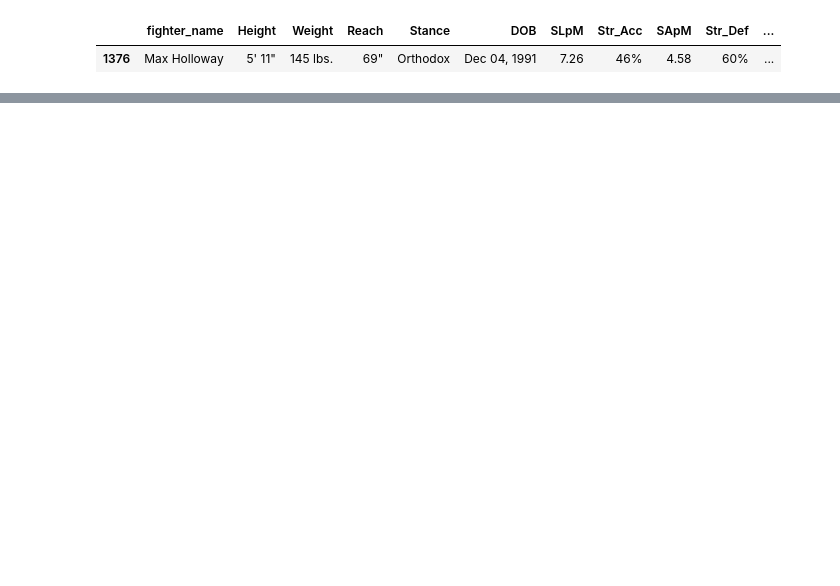
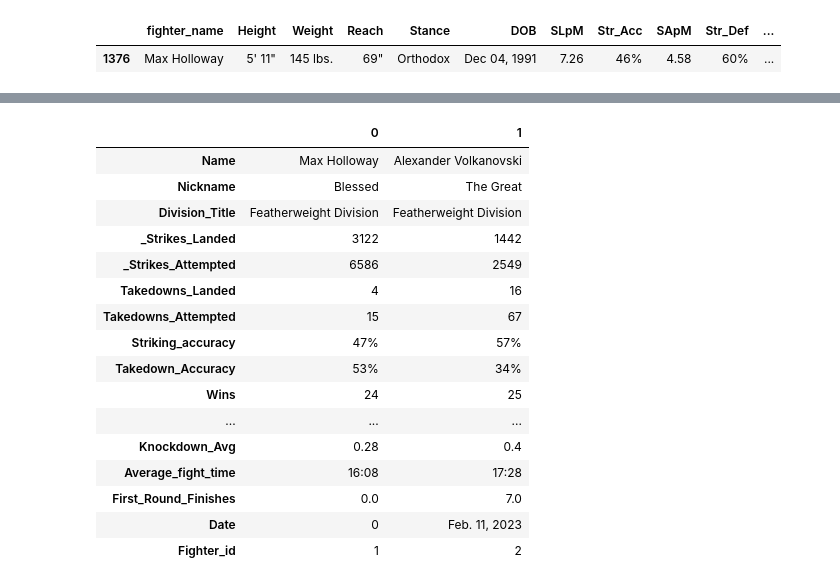
Before and after one commit to NGCOS46/w5-data-visuals, a Jupyter notebook: src/limpieza datos.ipynb, the cells around one changed output, grey strips where cells are left out. Drawn from its saved outputs; the diff is of its cells as text; code cells hidden in the pictures; blank space fills up the shorter version.

```diff
--- a/src/limpieza datos.ipynb
+++ b/src/limpieza datos.ipynb
@@ -44,0 +117,23 @@ fighter_stats
+# %%
+column_to_delete = 'Fighter_Facts'
+fighters.drop(column_to_delete, axis=1, inplace=True)
+# %%
+fighters.T
+# %% [output]
+|  | 0 | 1 |
+| Name | Max Holloway | Alexander Volkanovski |
+| Nickname | Blessed | The Great |
+| Division_Title | Featherweight Division | Featherweight Division |
+| _Strikes_Landed | 3122 | 1442 |
+| _Strikes_Attempted | 6586 | 2549 |
+| Takedowns_Landed | 4 | 16 |
+| Takedowns_Attempted | 15 | 67 |
+| Striking_accuracy | 47% | 57% |
+| Takedown_Accuracy | 53% | 34% |
+| Wins | 24 | 25 |
+| ... | ... | ... |
+| Knockdown_Avg | 0.28 | 0.4 |
+| Average_fight_time | 16:08 | 17:28 |
+| First_Round_Finishes | 0.0 | 7.0 |
+| Date | 0 | Feb. 11, 2023 |
+| Fighter_id | 1 | 2 |
```
Also changed, not shown: parts of 16 cells of this notebook, 4 other files.
